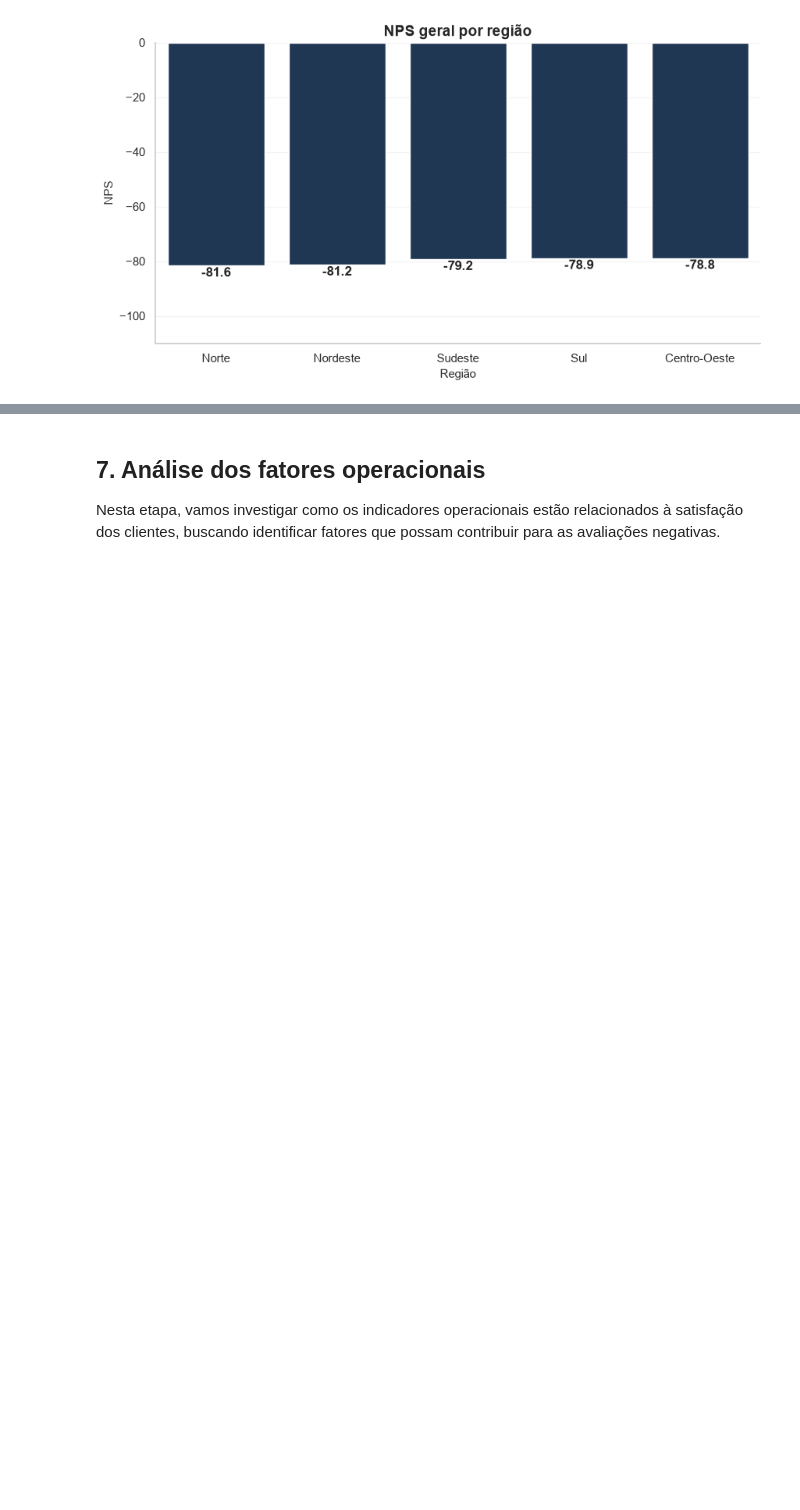
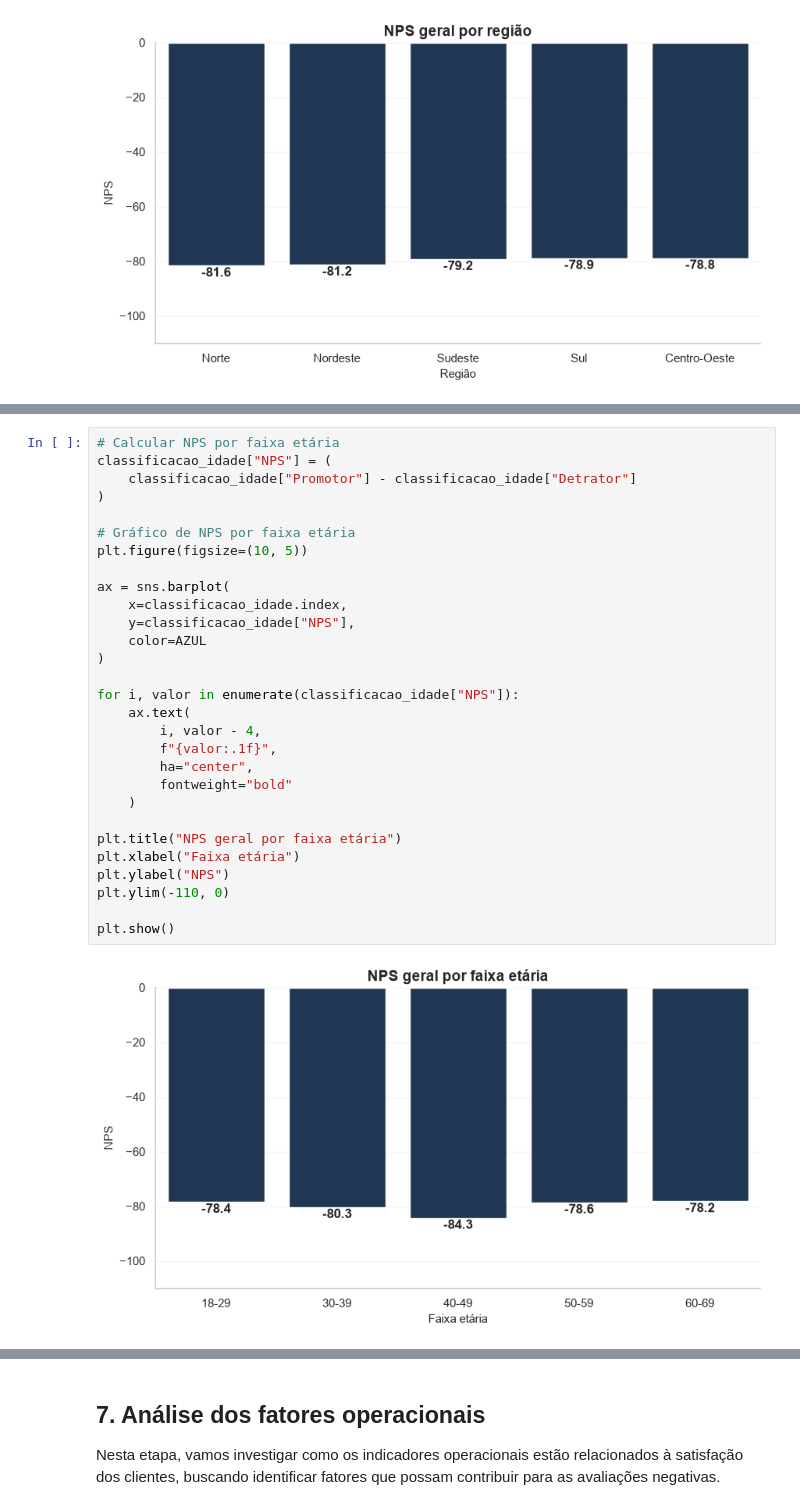
Before and after one commit to CelioRodrigues/analise-nps, a Jupyter notebook: notebooks/01_analise_exploratoria.ipynb, the cells around one changed output, grey strips where cells are left out. Saved outputs shown, nothing was run; the diff lists cells and outputs as text; blank space fills up the shorter version.

```diff
--- a/notebooks/01_analise_exploratoria.ipynb
+++ b/notebooks/01_analise_exploratoria.ipynb
@@ -532,0 +668,31 @@ Esses resultados mostram que a insatisfação está presente em todas as regiõe
+# %%
+# Calcular NPS por faixa etária
+classificacao_idade["NPS"] = (
+    classificacao_idade["Promotor"] - classificacao_idade["Detrator"]
+)
+
+# Gráfico de NPS por faixa etária
+plt.figure(figsize=(10, 5))
+
+ax = sns.barplot(
+    x=classificacao_idade.index,
+    y=classificacao_idade["NPS"],
+    color=AZUL
+)
+
+for i, valor in enumerate(classificacao_idade["NPS"]):
+    ax.text(
+        i, valor - 4,
+        f"{valor:.1f}",
+        ha="center",
+        fontweight="bold"
+    )
+
+plt.title("NPS geral por faixa etária")
+plt.xlabel("Faixa etária")
+plt.ylabel("NPS")
+plt.ylim(-110, 0)
+
+plt.show()
+# %% [output]
+[figure, added]
```
Also changed, not shown: parts of 48 cells of this notebook.
